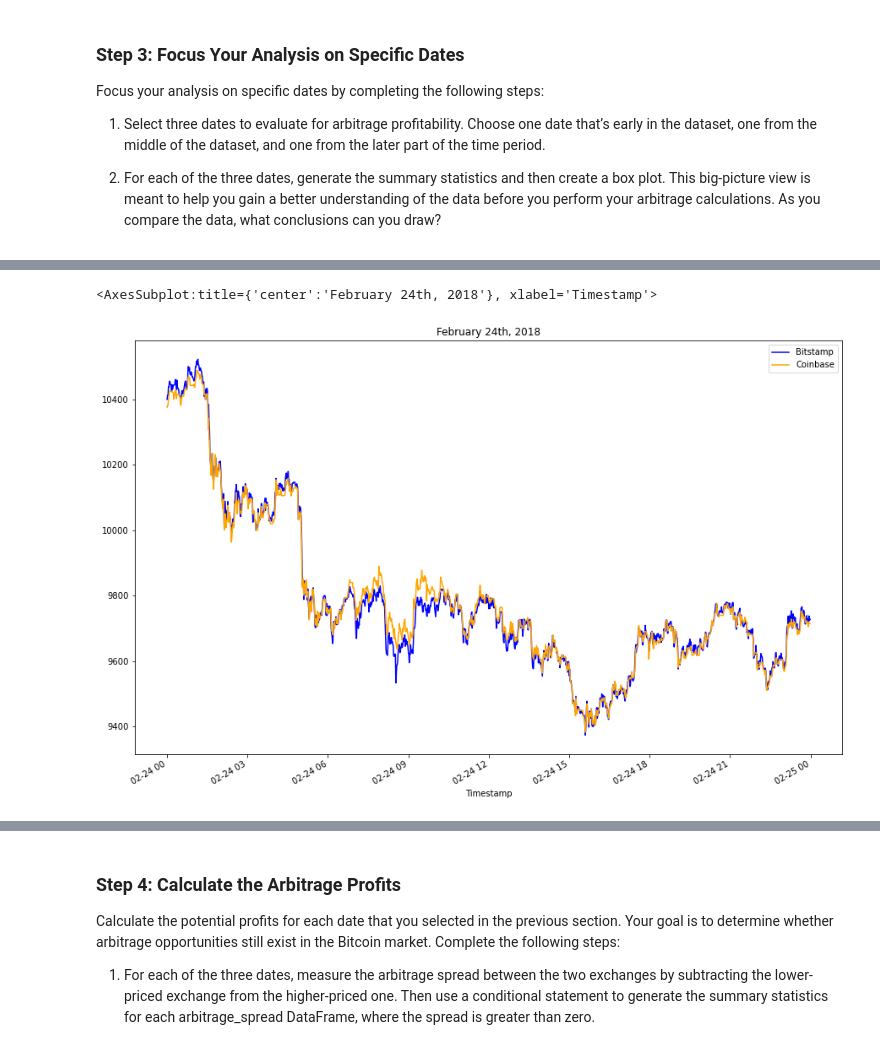
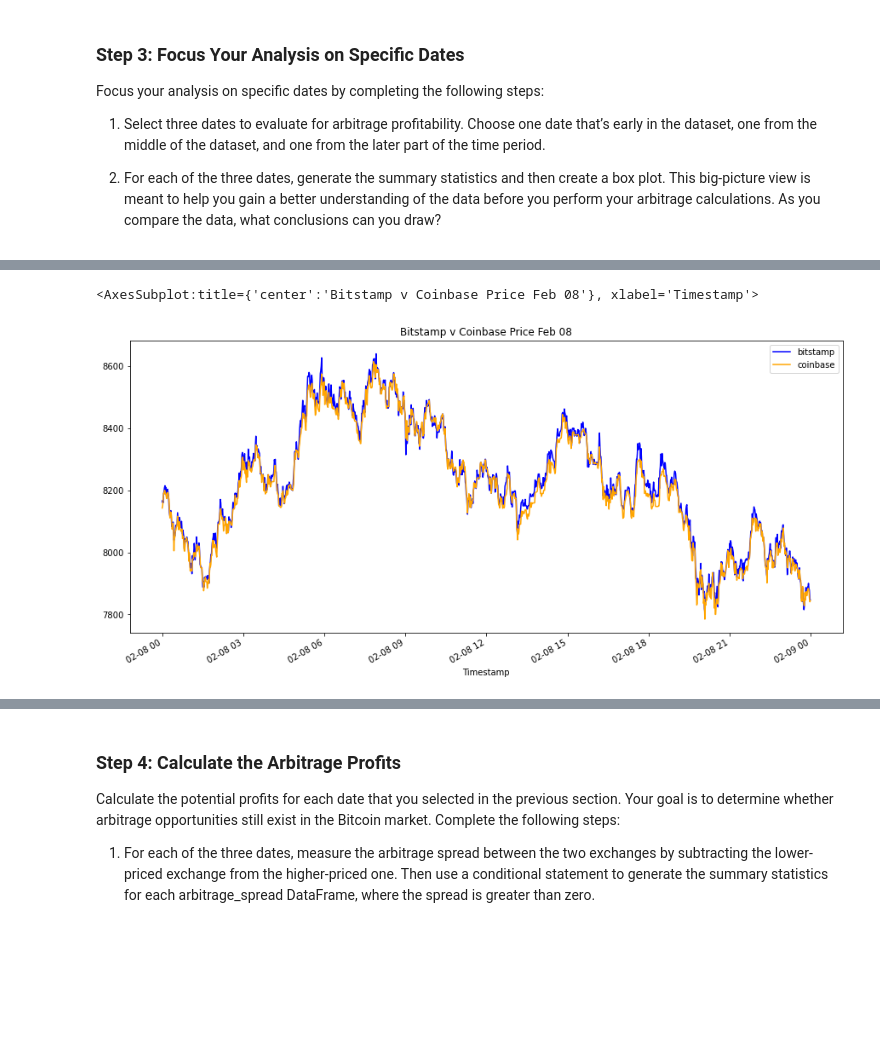
Before and after one commit to megkennedy/Challenge-3, a Jupyter notebook: crypto_arbitrage.ipynb, the cells around one changed output, grey strips where cells are left out. Drawn from its saved outputs; the diff is of its cells as text; code cells hidden in the pictures; blank space fills up the shorter version.

```diff
--- a/crypto_arbitrage.ipynb
+++ b/crypto_arbitrage.ipynb
@@ -318,10 +322,14 @@ Name: Close, dtype: float64
 # %%
 # Create an overlay plot that visualizes the two dataframes over a period of one day from the middle of the dataset.
 # Be sure that the plots include the parameters `legend`, `figsize`, `title`, `color` and `label`
-# YOUR CODE HERE
+bitstamp.loc["2018-02-08":"2018-02-08",'Close'].plot(legend=True, figsize=(15,7),
+                                                     title="Bitstamp v Coinbase Price Feb 08",
+                                                     color="blue", label="bitstamp")
+coinbase.loc["2018-02-08":"2018-02-08",'Close'].plot(legend=True, figsize=(15,7), color="orange",
+                                                     label="coinbase")
 # %% [output]
-<AxesSubplot:title={'center':'February 24th, 2018'}, xlabel='Timestamp'>
+<AxesSubplot:title={'center':'Bitstamp v Coinbase Price Feb 08'}, xlabel='Timestamp'>
-[figure, old version]
+[figure, new version]
 # %%
 # Using the date in the middle that you have selected, calculate the arbitrage spread
 # by subtracting the bitstamp lower closing prices from the coinbase higher closing prices
```
Also changed, not shown: parts of 13 cells of this notebook.
